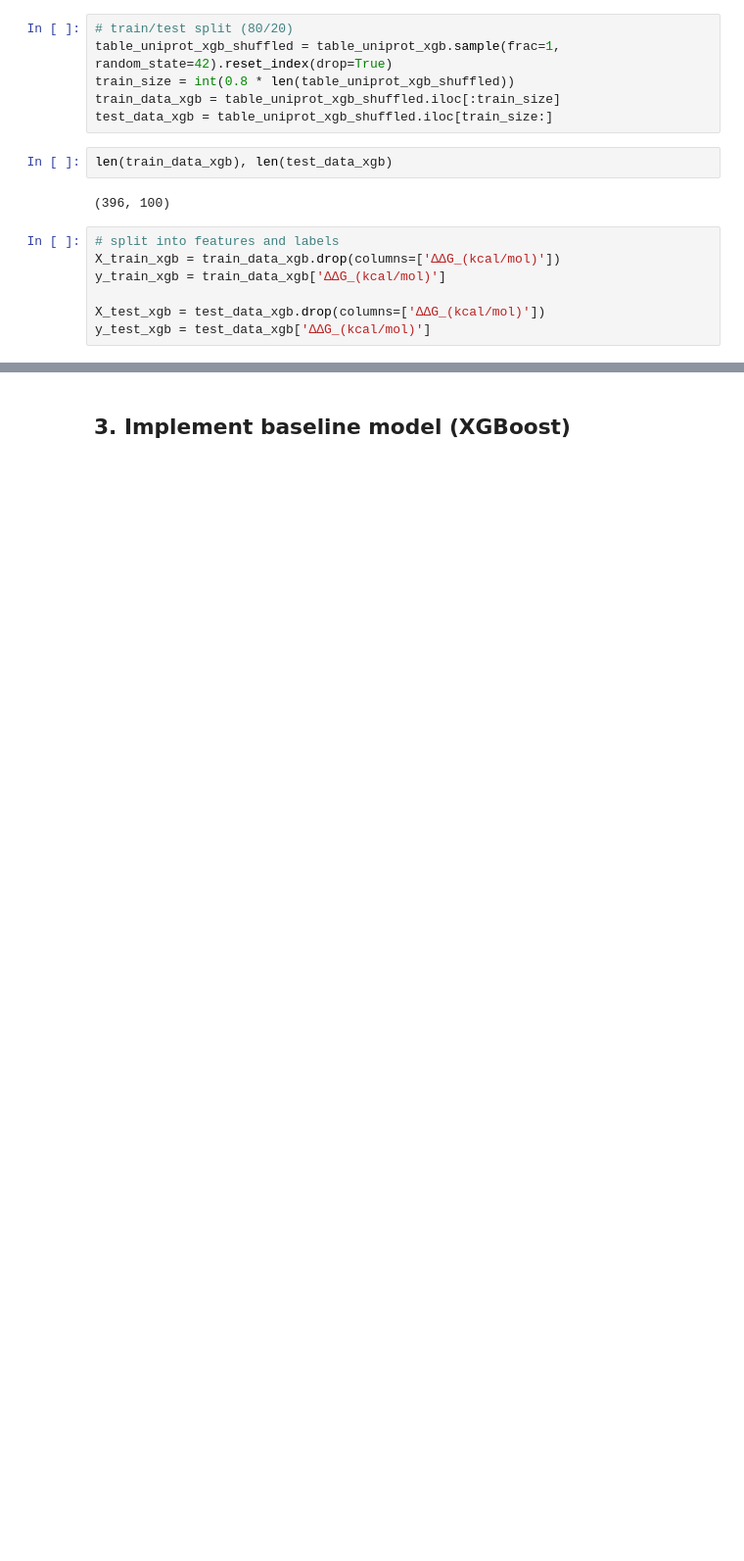
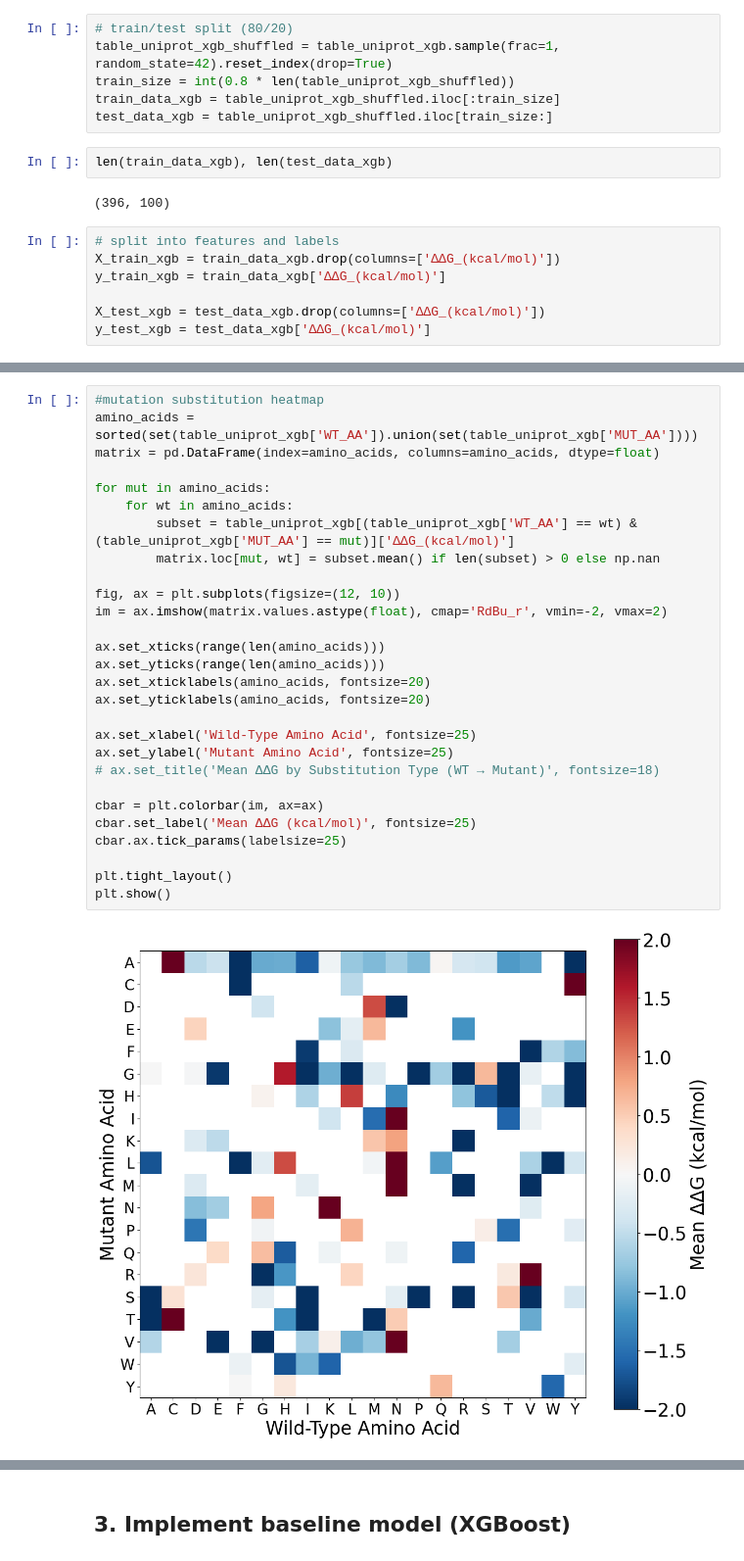
Before and after one commit to amy-acharya/aml-final-project, a Jupyter notebook: project.ipynb, the cells around one changed output, grey strips where cells are left out. Shown at 98% size. Drawn from its saved outputs; the diff is of its cells as text; blank space fills up the shorter version.

```diff
--- a/project.ipynb
+++ b/project.ipynb
@@ -196,0 +227,30 @@ y_test_xgb = test_data_xgb['∆∆G_(kcal/mol)']
+# %%
+#mutation substitution heatmap
+amino_acids = sorted(set(table_uniprot_xgb['WT_AA']).union(set(table_uniprot_xgb['MUT_AA'])))
+matrix = pd.DataFrame(index=amino_acids, columns=amino_acids, dtype=float)
+
+for mut in amino_acids:
+    for wt in amino_acids:
+        subset = table_uniprot_xgb[(table_uniprot_xgb['WT_AA'] == wt) & (table_uniprot_xgb['MUT_AA'] == mut)]['∆∆G_(kcal/mol)']
+        matrix.loc[mut, wt] = subset.mean() if len(subset) > 0 else np.nan
+
+fig, ax = plt.subplots(figsize=(12, 10))
+im = ax.imshow(matrix.values.astype(float), cmap='RdBu_r', vmin=-2, vmax=2)
+
+ax.set_xticks(range(len(amino_acids)))
+ax.set_yticks(range(len(amino_acids)))
+ax.set_xticklabels(amino_acids, fontsize=20)
+ax.set_yticklabels(amino_acids, fontsize=20)
+
+ax.set_xlabel('Wild-Type Amino Acid', fontsize=25)
+ax.set_ylabel('Mutant Amino Acid', fontsize=25)
+# ax.set_title('Mean ΔΔG by Substitution Type (WT → Mutant)', fontsize=18)
+
+cbar = plt.colorbar(im, ax=ax)
+cbar.set_label('Mean ΔΔG (kcal/mol)', fontsize=25)
+cbar.ax.tick_params(labelsize=25)
+
+plt.tight_layout()
+plt.show()
+# %% [output]
+[figure, added]
```
Also changed, not shown: parts of 16 cells of this notebook.
